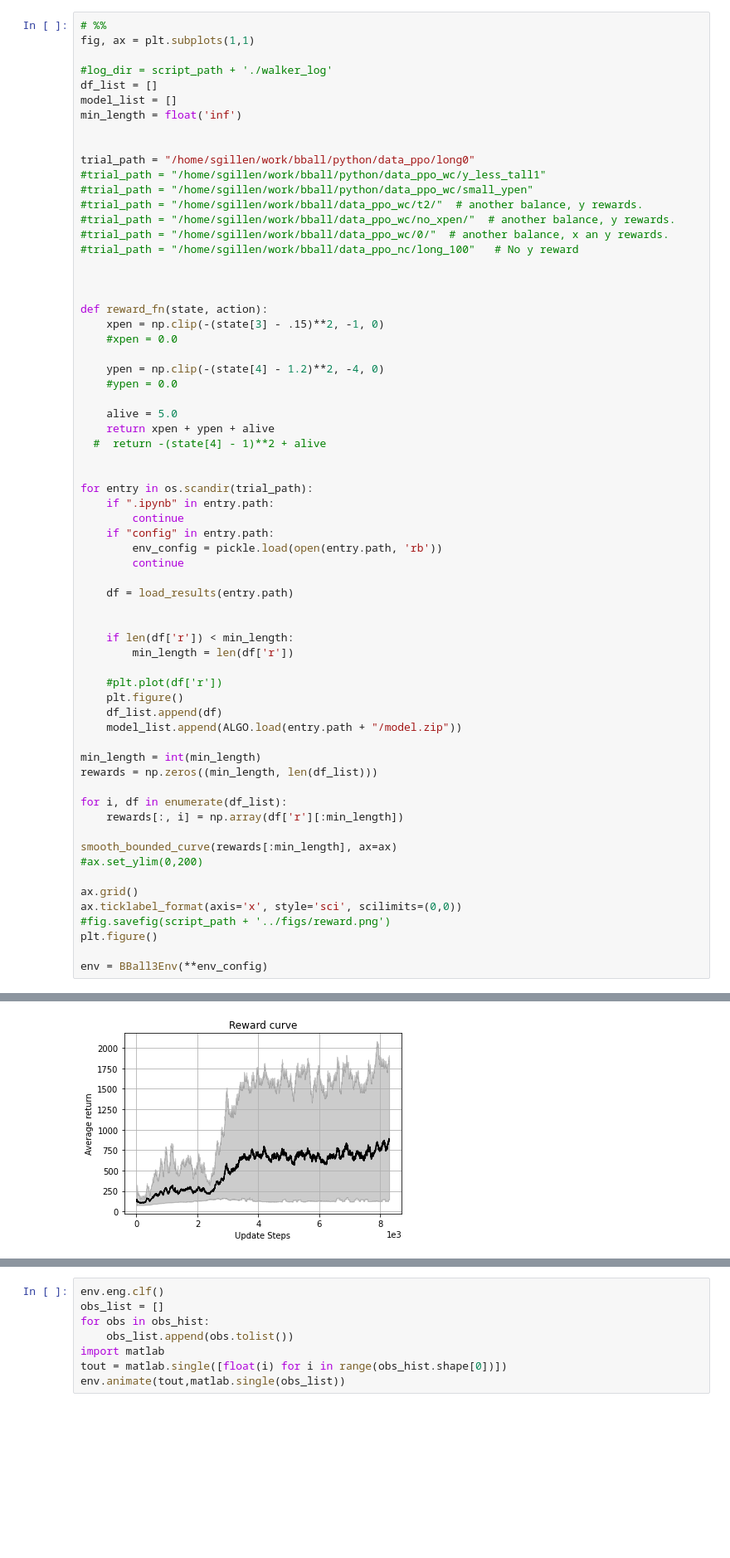
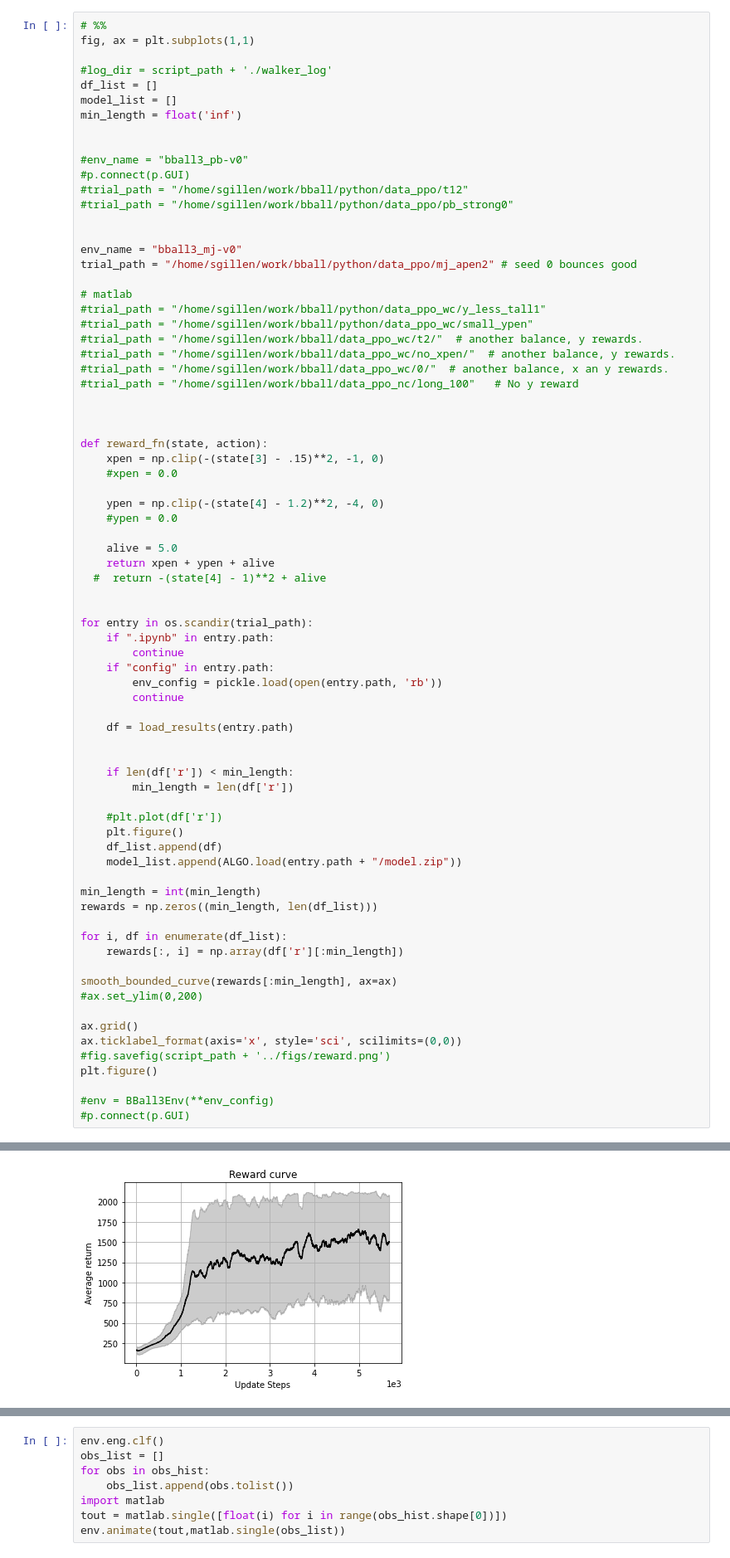
Before and after one commit to sgillen/bball, a Jupyter notebook: python/analysis.ipynb, the cells around one changed output, grey strips where cells are left out. Shown: that part at 83% size. Saved outputs shown, nothing was run; the diff lists cells and outputs as text; blank space fills up the shorter version.

```diff
--- a/python/analysis.ipynb
+++ b/python/analysis.ipynb
@@ -64,7 +74,16 @@ model_list = []
 min_length = float('inf')
 
 
-trial_path = "/home/sgillen/work/bball/python/data_ppo/long0"
+#env_name = "bball3_pb-v0"
+#p.connect(p.GUI)
+#trial_path = "/home/sgillen/work/bball/python/data_ppo/t12"
+#trial_path = "/home/sgillen/work/bball/python/data_ppo/pb_strong0"
+
+
+env_name = "bball3_mj-v0"
+trial_path = "/home/sgillen/work/bball/python/data_ppo/mj_apen2" # seed 0 bounces good
+
+# matlab
 #trial_path = "/home/sgillen/work/bball/python/data_ppo_wc/y_less_tall1"
 #trial_path = "/home/sgillen/work/bball/python/data_ppo_wc/small_ypen"
 #trial_path = "/home/sgillen/work/bball/data_ppo_wc/t2/"  # another balance, y rewards.
@@ -118,7 +137,8 @@ ax.ticklabel_format(axis='x', style='sci', scilimits=(0,0))
 #fig.savefig(script_path + '../figs/reward.png')
 plt.figure()
 
-env = BBall3Env(**env_config)
+#env = BBall3Env(**env_config)
+#p.connect(p.GUI)
 # %% [output]
 Loading a model without an environment, this model cannot be trained until it has a valid environment.
 Loading a model without an environment, this model cannot be trained until it has a valid environment.
@@ -127 +148 @@ Loading a model without an environment, this model cannot be trained until it ha
-[figure, old version]
+[figure, new version]
```
Also changed, not shown: parts of 3 cells of this notebook, 10 other files.
